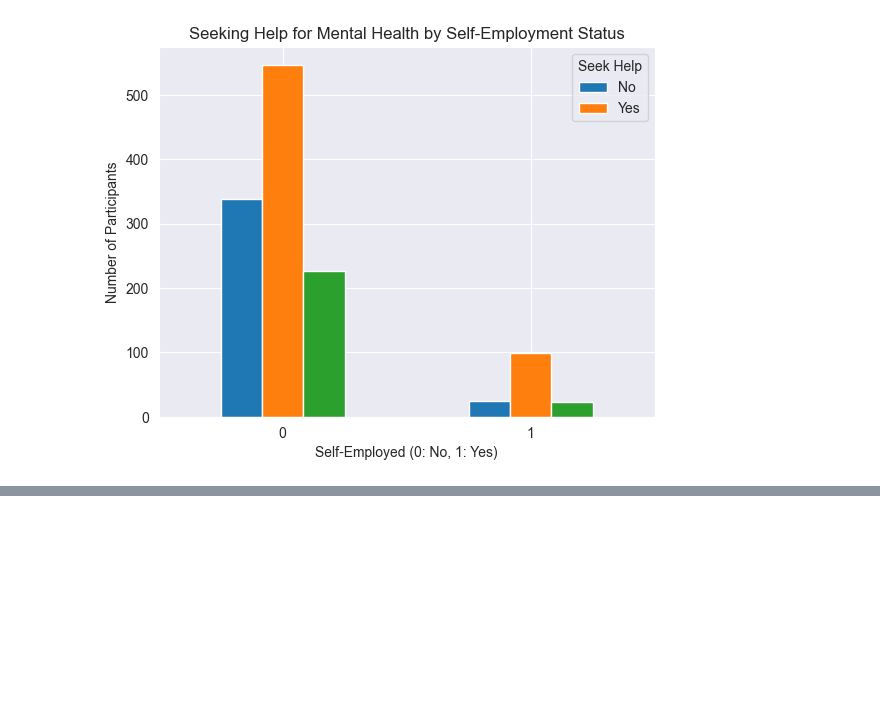
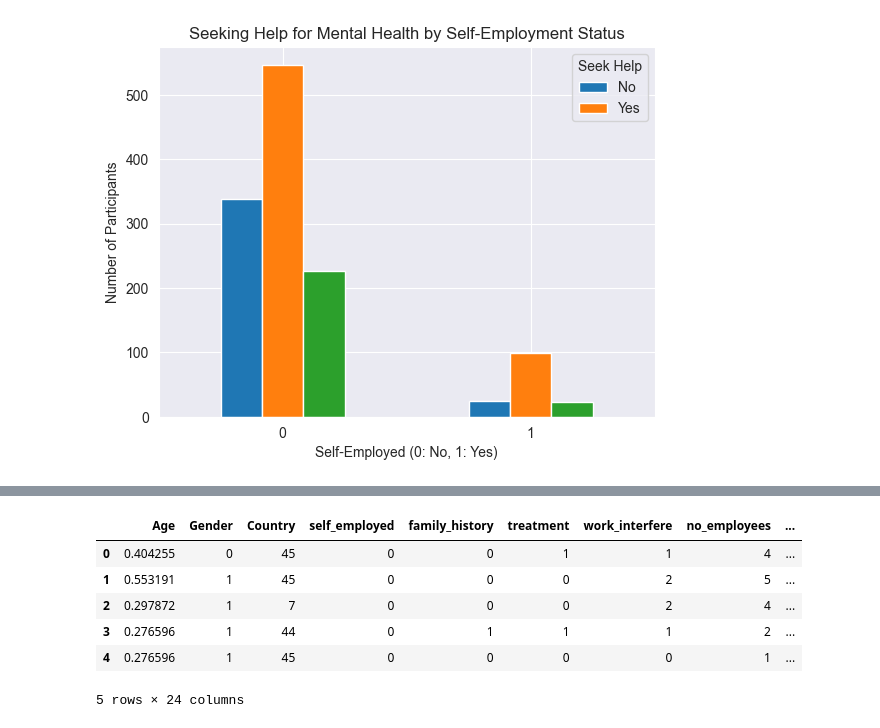
Before and after one commit to D0esN0tM1tter/data_mining_project, a Jupyter notebook: notebook.ipynb, the cells around one changed output, grey strips where cells are left out. Saved outputs shown, nothing was run; the diff lists cells and outputs as text; code cells hidden in the pictures; blank space fills up the shorter version.

```diff
--- a/notebook.ipynb
+++ b/notebook.ipynb
@@ -442,0 +457,18 @@ plt.show()
+# %%
+# Scaling Age
+# We use MinMaxScaler to scale the "Age" feature so that its values fall between 0 and 1.
+scaler = MinMaxScaler()
+
+# We apply the scaler to the "Age" column of the training dataset.
+df['Age'] = scaler.fit_transform(df[['Age']])
+
+# Display the first few rows of the modified dataset to verify the scaling.
+df.head()
+# %% [output]
+|  | Age | Gender | Country | self_employed | family_history | treatment | work_interfere | no_employees | ... |
+| 0 | 0.404255 | 0 | 45 | 0 | 0 | 1 | 1 | 4 | ... |
+| 1 | 0.553191 | 1 | 45 | 0 | 0 | 0 | 2 | 5 | ... |
+| 2 | 0.297872 | 1 | 7 | 0 | 0 | 0 | 2 | 4 | ... |
+| 3 | 0.276596 | 1 | 44 | 0 | 1 | 1 | 1 | 2 | ... |
+| 4 | 0.276596 | 1 | 45 | 0 | 0 | 0 | 0 | 1 | ... |
+5 rows × 24 columns
```
Also changed, not shown: parts of 31 cells of this notebook.
